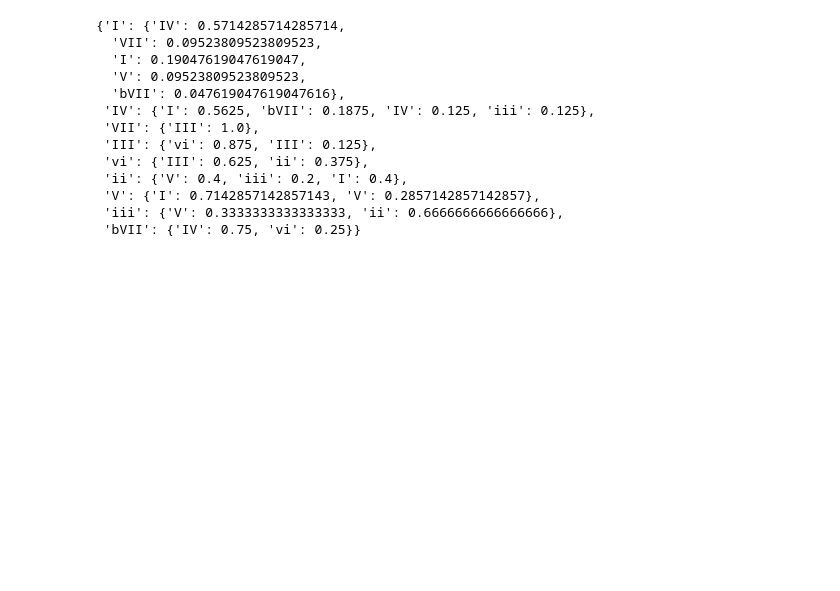
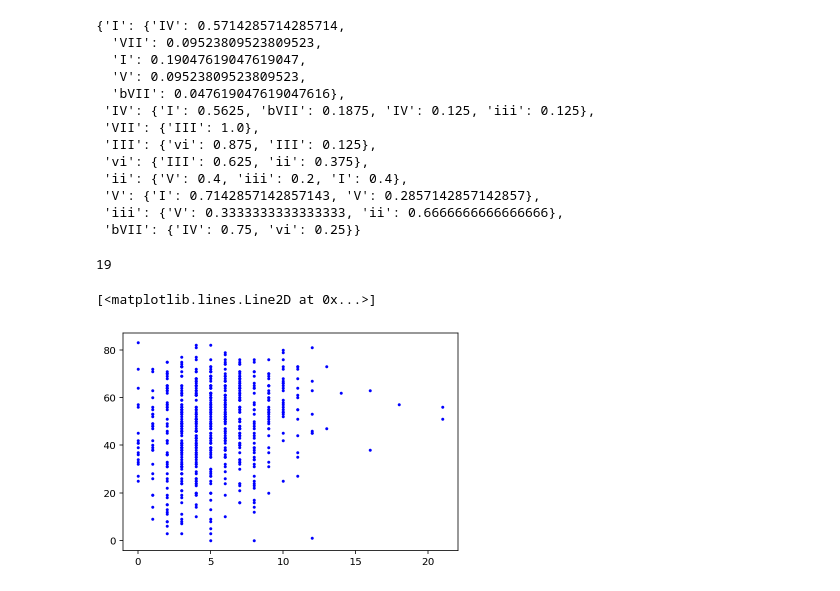
Before and after one commit to thatoddmailbox/music-popularity, a Jupyter notebook: preliminary.ipynb, the cells around one changed output. Drawn from its saved outputs; the diff is of its cells as text; code cells hidden in the pictures; blank space fills up the shorter version.

```diff
--- a/preliminary.ipynb
+++ b/preliminary.ipynb
@@ -240,3 +240,31 @@ ds.songs[1].chords().transition_probabilities(roman=True)
  'V': {'I': 0.7142857142857143, 'V': 0.2857142857142857},
  'iii': {'V': 0.3333333333333333, 'ii': 0.6666666666666666},
  'bVII': {'IV': 0.75, 'vi': 0.25}}
+# %%
+ds.songs[0].spotify_info()["popularity"]
+# %% [output]
+19
+# %%
+pop = []
+repetition = []
+for s in ds.songs:
+    if not s.spotify_info():
+        continue
+    c = s.chords()
+    r = Counter()
+    rep = 0
+    for _, b in c.blocks:
+        if b.block and b.block != "Z":
+            r[b.block] += 1
+    for _, count in r.items():
+        rep += count - 1
+#     print(r, rep)
+
+    pop.append(s.spotify_info()["popularity"])
+    repetition.append(rep)
+
+plt.figure()
+plt.plot(repetition, pop, 'bo', markersize=2)
+# %% [output]
+[<matplotlib.lines.Line2D at 0x...>]
+[figure, added]
```
Also changed, not shown: parts of 16 cells of this notebook.
